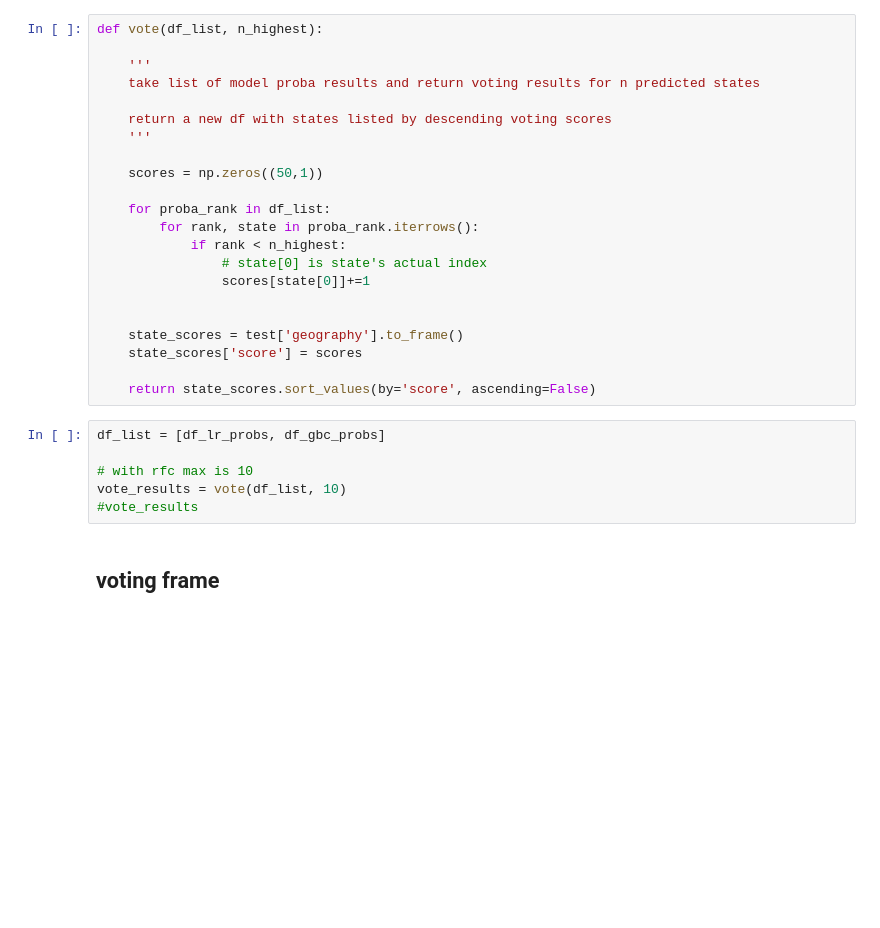
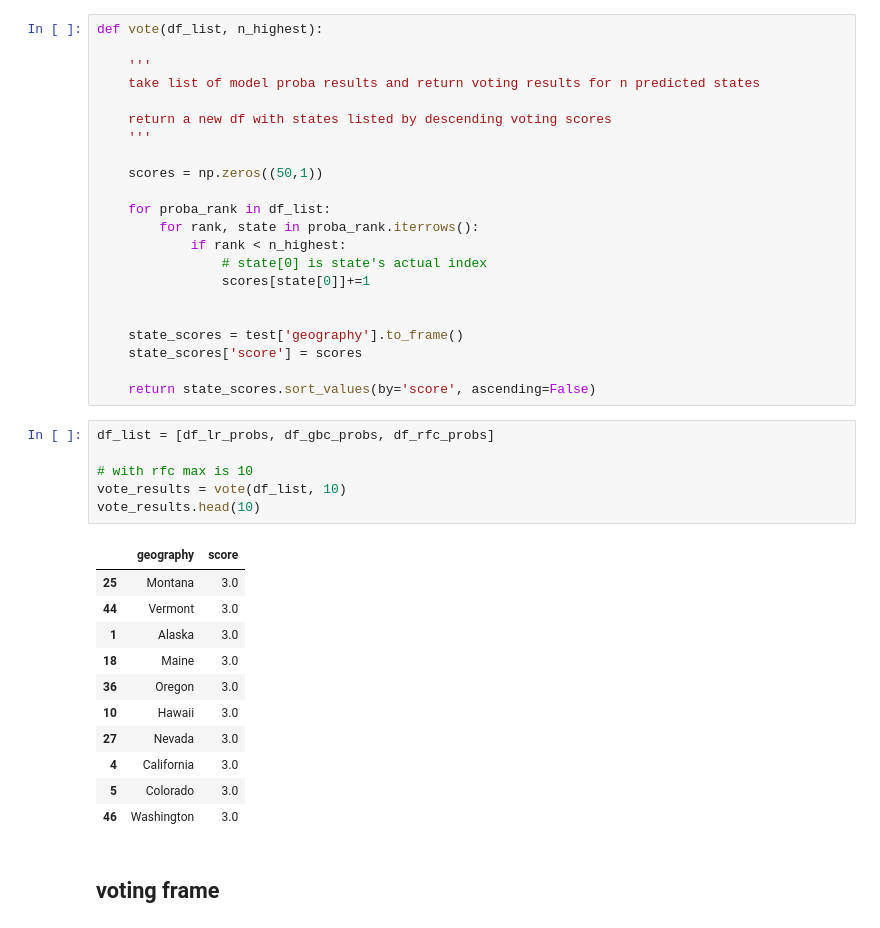
Before and after one commit to n8pk/project_mcnulty, a Jupyter notebook: Code/02_Modeling.ipynb, the cells around one changed output. Saved outputs shown, nothing was run; the diff lists cells and outputs as text; blank space fills up the shorter version.

```diff
--- a/Code/02_Modeling.ipynb
+++ b/Code/02_Modeling.ipynb
@@ -309,11 +309,23 @@ def vote(df_list, n_highest):
 
     return state_scores.sort_values(by='score', ascending=False)
 # %%
-df_list = [df_lr_probs, df_gbc_probs]
+df_list = [df_lr_probs, df_gbc_probs, df_rfc_probs]
 
 # with rfc max is 10
 vote_results = vote(df_list, 10)
-#vote_results
+vote_results.head(10)
+# %% [output]
+|  | geography | score |
+| 25 | Montana | 3.0 |
+| 44 | Vermont | 3.0 |
+| 1 | Alaska | 3.0 |
+| 18 | Maine | 3.0 |
+| 36 | Oregon | 3.0 |
+| 10 | Hawaii | 3.0 |
+| 27 | Nevada | 3.0 |
+| 4 | California | 3.0 |
+| 5 | Colorado | 3.0 |
+| 46 | Washington | 3.0 |
 # %% [markdown]
 ## voting frame
 # %%
```
Also changed, not shown: parts of 4 cells of this notebook, 2 other files.
